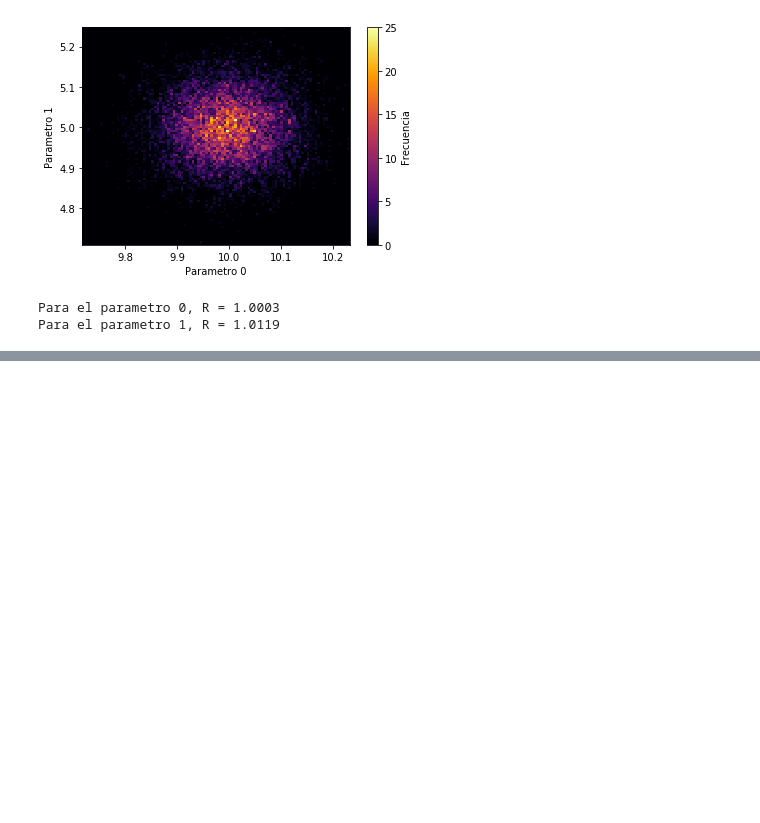
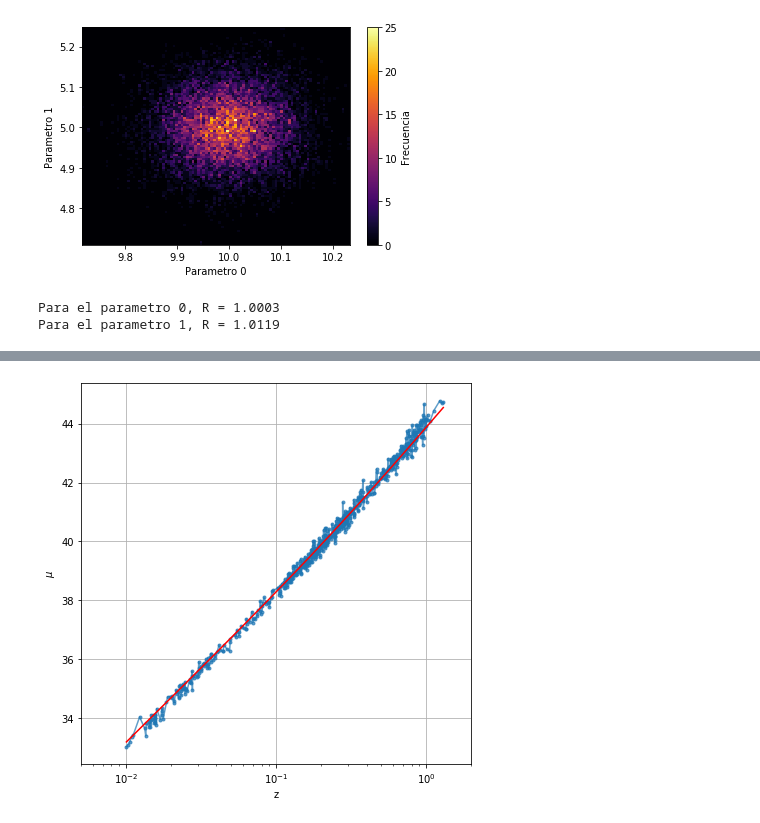
Before and after one commit to DCIDA2019/da2020-GabrielMissael, a Jupyter notebook: Semana10_casa/Actividad_semana10.ipynb, the cells around one changed output, grey strips where cells are left out. Drawn from its saved outputs; the diff is of its cells as text; code cells hidden in the pictures; blank space fills up the shorter version.

Commit message:
añado ejemplo supernovas

```diff
--- a/Semana10_casa/Actividad_semana10.ipynb
+++ b/Semana10_casa/Actividad_semana10.ipynb
@@ -455,0 +448,3 @@ Por hacer:
+# %%
+supernova = pd.read_csv("../datos/Supernova/data/jla_lcparams.txt", sep=" ").sort_values(by = "zcmb")
+supernova.head()
@@ -455,0 +459,2 @@ Por hacer:
+# %%
+supernova = np.array(supernova)
@@ -455,0 +538,13 @@ Por hacer:
+# %%
+w = [0.1, 3, -19, 0.5]
+
+x = []
+for punto in supernova:
+    x.append(punto[1])
+x = np.array(x)
+
+m = mu(supernova, w)
+mt = mu_teorico(supernova, w)
+grafica(x, m, mt)
+# %% [output]
+[figure, added]
```
Also changed, not shown: parts of 20 cells of this notebook.
